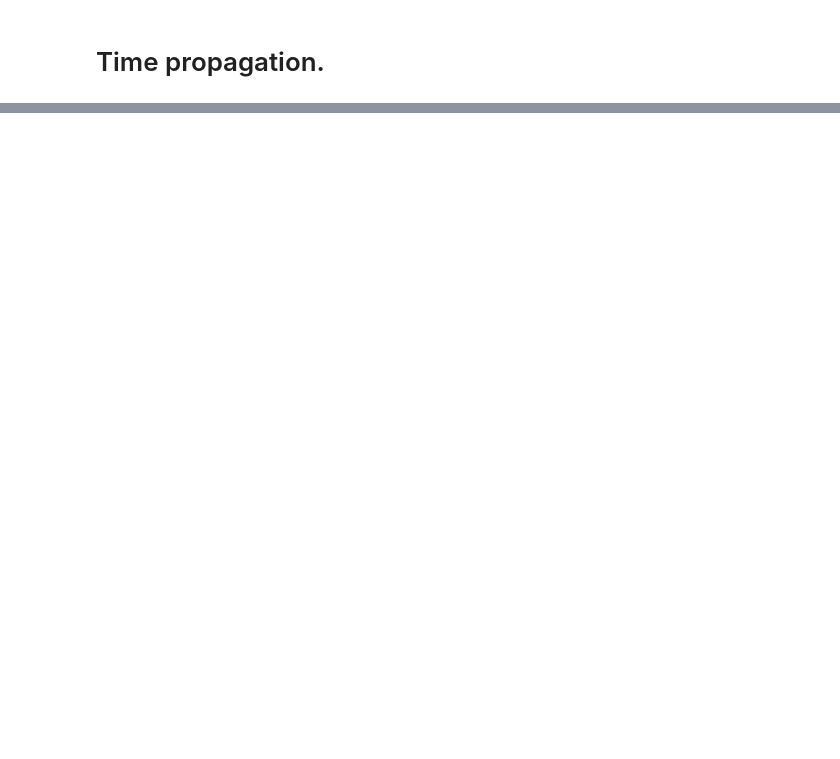
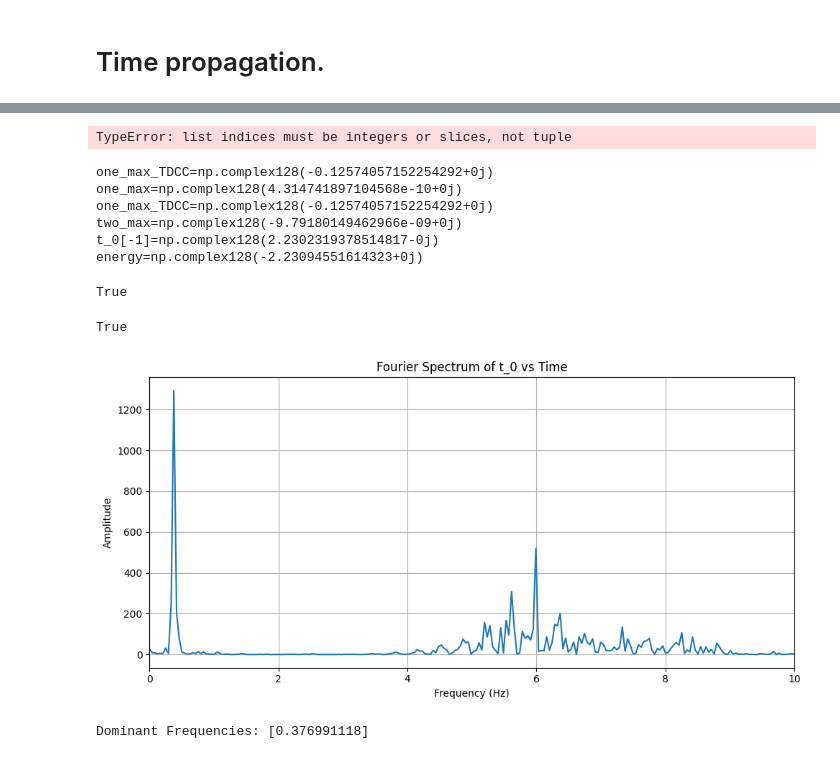
Before and after one commit to Gilfrim/Computational-Analysis-of-Many-Rotor-Systems, a Jupyter notebook: time_dependant.ipynb, the cells around one changed output, grey strips where cells are left out. Drawn from its saved outputs; the diff is of its cells as text; code cells hidden in the pictures; blank space fills up the shorter version.

```diff
--- a/time_dependant.ipynb
+++ b/time_dependant.ipynb
@@ -262,0 +227,4 @@ def tdcc_differential_equation(t:float,T_amp_flat:np.array,states: int, sites: i
+# %%
+t_0_array[i, :] = t_0
+# %% [output]
+TypeError: list indices must be integers or slices, not tuple
@@ -262,0 +255,68 @@ def tdcc_differential_equation(t:float,T_amp_flat:np.array,states: int, sites: i
+# %%
+print(f"{one_max_TDCC=}")
+print(f"{one_max=}")
+print(f"{one_max_TDCC=}")
+print(f"{two_max=}")
+print(f"{t_0[-1]=} ")
+print(f"{energy=}")
+# %% [output]
+one_max_TDCC=np.complex128(-0.12574057152254292+0j)
+one_max=np.complex128(4.314741897104568e-10+0j)
+one_max_TDCC=np.complex128(-0.12574057152254292+0j)
+two_max=np.complex128(-9.79180149462966e-09+0j)
+t_0[-1]=np.complex128(2.2302319378514817-0j)
+energy=np.complex128(-2.23094551614323+0j)
+# %%
+np.array_equal(t_a_i_tensor, t_1)
+# %% [output]
+True
+# %%
+np.array_equal(t_2, t_ab_ij_tensor)
+# %% [output]
+True
+# %%
+states = 7
+sites = 3
+g=0.6
+# %%
+# Your simulation outputs
+time, t_0, one_max_TDCC, two_max_TDCC, dTa_idt_sol, dTab_ijdt_sol = de.integration_scheme(
+    sites, states, g, t_init=0, t_final=150, nof_points=100000
+)
+# %%
+
+# Ensure t_0 is real or extract real part
+t_0_real = np.real(t_0)
+y = 1*np.exp(1j*4.5*time) + 0.5*np.exp(1j*2*time)
+
+# Time step (assumes uniform sampling)
+N = len(time)
+dt = time[-1]/N
+
+# FFT
+fft_vals = np.fft.fftshift(np.fft.fft(t_0_real))
+freqs = np.fft.fftshift(np.fft.fftfreq(N, dt))* 2*np.pi
+
+# Take positive half
+positive_freqs = freqs[N//2:]
+fft_magnitude = np.abs(fft_vals[N//2:])**2/N
+
+# Plot FFT spectrum
+plt.figure(figsize=(10, 5))
+plt.plot(positive_freqs, fft_magnitude)
+plt.xlabel("Frequency (Hz)")
+plt.ylabel("Amplitude")
+plt.title("Fourier Spectrum of t_0 vs Time")
+plt.xlim(0,10)
+plt.grid(True)
+plt.tight_layout()
+plt.show()
+
+# Identify top peaks
+
+peaks, _ = find_peaks(fft_magnitude, height=np.max(fft_magnitude))  # threshold as 10% of max
+dominant_freqs = positive_freqs[peaks]
+print("Dominant Frequencies:", dominant_freqs)
+# %% [output]
+[figure, added]
+Dominant Frequencies: [0.376991118]
```
Also changed, not shown: parts of 31 cells of this notebook, 13 other files.
